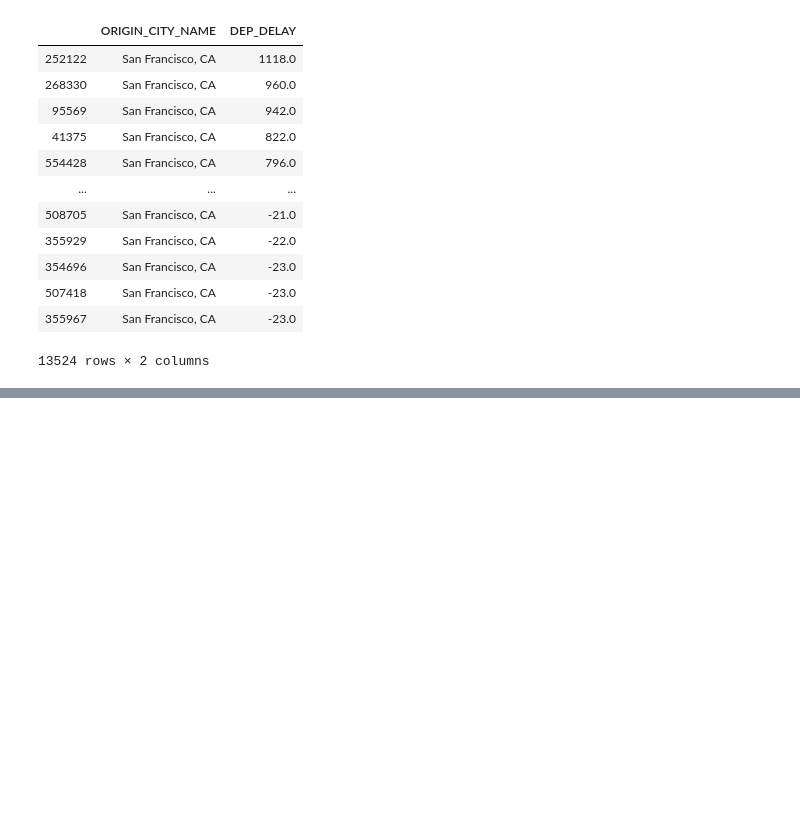
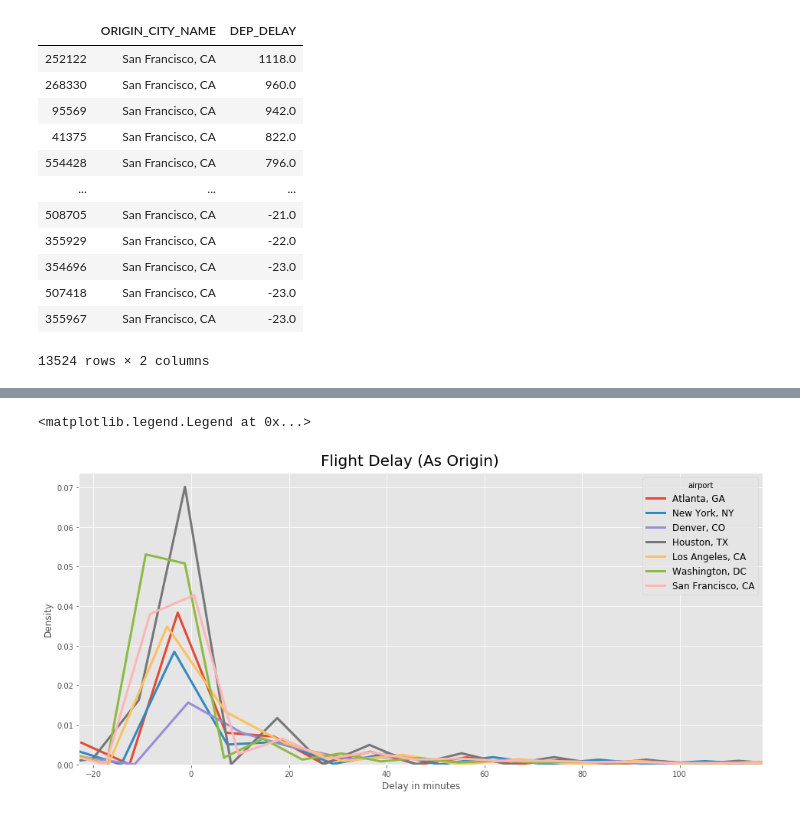
Before and after one commit to tchleung/The_Terminal, a Jupyter notebook: notebook/terminal_eda.ipynb, the cells around one changed output, grey strips where cells are left out. Drawn from its saved outputs; the diff is of its cells as text; code cells hidden in the pictures; blank space fills up the shorter version.

```diff
--- a/notebook/terminal_eda.ipynb
+++ b/notebook/terminal_eda.ipynb
@@ -362,0 +412,15 @@ Text(0.5, 0.95, 'SFO Flight Delay (As Origin)')
+# %%
+airport_list = ['Atlanta, GA',
+'Chicago, IL',
+'Dallas/Fort Worth, TX',
+'New York, NY',
+'Denver, CO',
+'Charlotte, NC',
+'Houston, TX',
+'Los Angeles, CA',
+'Washington, DC',
+'Phoenix, AZ',
+'San Francisco, CA']
+
+multi_delay_early = df_raw[(df_raw['ORIGIN_CITY_NAME'].isin(airport_list)) & (df_raw['DEP_DELAY'].isnull() == False)][['ORIGIN_CITY_NAME','DEP_DELAY']].sort_values(by='DEP_DELAY',ascending=False)
+multi_delay_early
@@ -362,0 +457,15 @@ Text(0.5, 0.95, 'SFO Flight Delay (As Origin)')
+# %%
+fig, ax = plt.subplots(figsize=(16,7))
+
+for airport in airport_list:
+    one_airport = multi_delay_early[multi_delay_early['ORIGIN_CITY_NAME'] == airport]
+    sns.distplot(one_airport['DEP_DELAY'], hist=False, kde=True, kde_kws={'linewidth':3},label=airport)
+
+ax.set_xlabel('Delay in minutes')
+ax.set_ylabel('Density')
+plt.figtext(.5,.9,'Flight Delay (As Origin)', fontsize=20, ha='center')
+plt.xlim(-23,117)
+plt.legend(prop={'size':12},title='airport')
+# %% [output]
+<matplotlib.legend.Legend at 0x...>
+[figure, added]
```
Also changed, not shown: parts of 14 cells of this notebook.
